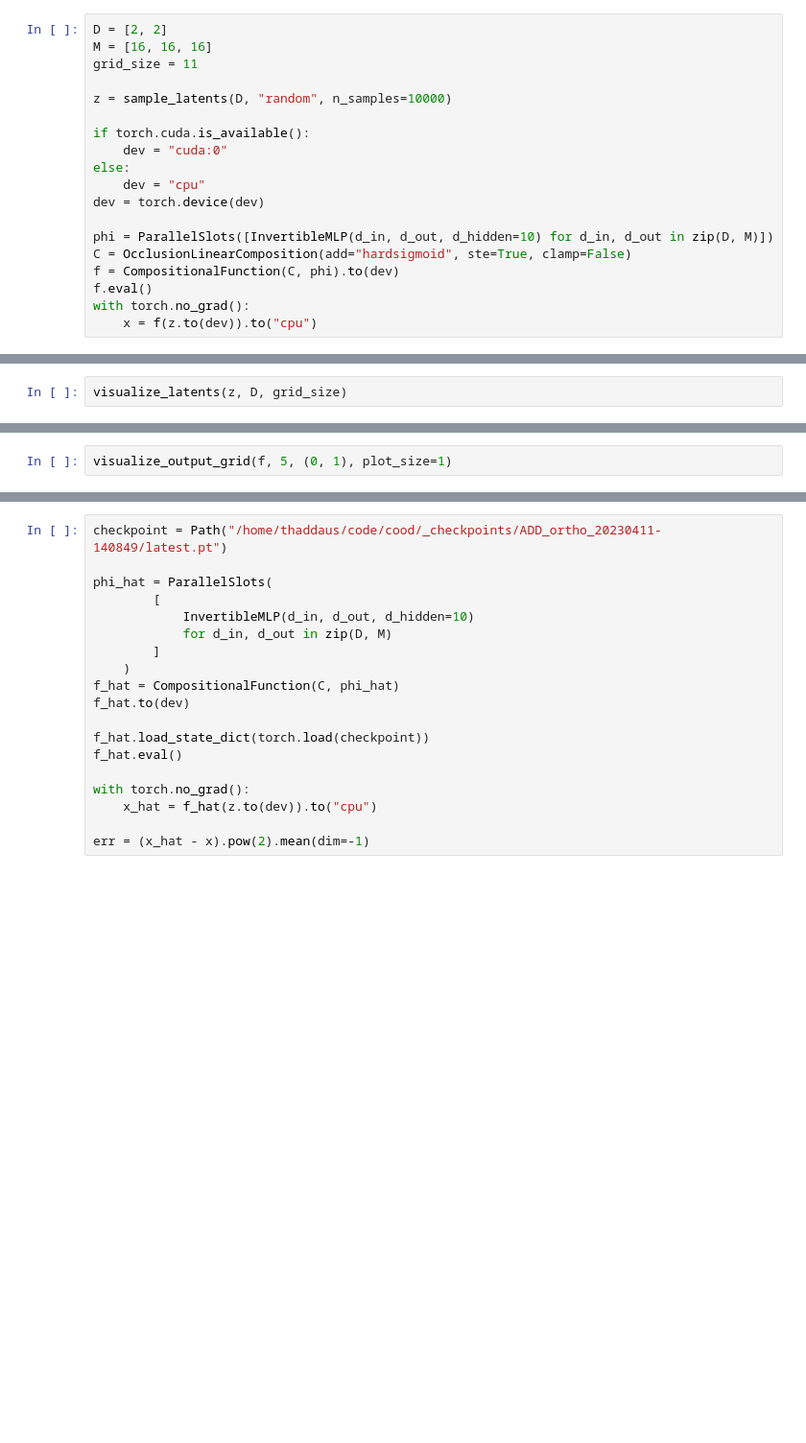
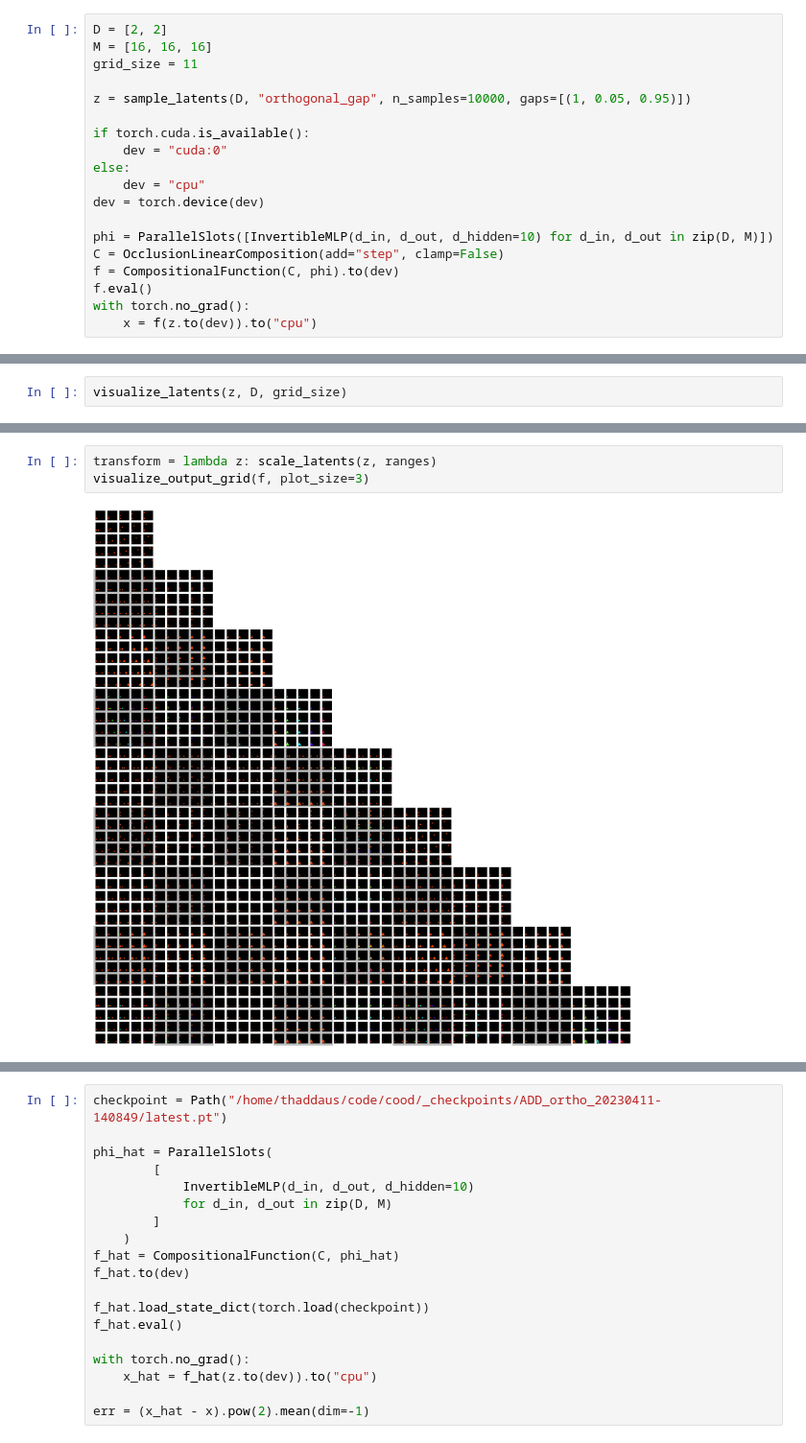
Before and after one commit to brendel-group/compositional-ood-generalization, a Jupyter notebook: notebooks/test.ipynb, the cells around one changed output, grey strips where cells are left out. Shown: that part at 96% size. Saved outputs shown, nothing was run; the diff lists cells and outputs as text; blank space fills up the shorter version.

```diff
--- a/notebooks/test.ipynb
+++ b/notebooks/test.ipynb
@@ -17,7 +17,7 @@ D = [2, 2]
 M = [16, 16, 16]
 grid_size = 11
 
-z = sample_latents(D, "random", n_samples=10000)
+z = sample_latents(D, "orthogonal_gap", n_samples=10000, gaps=[(1, 0.05, 0.95)])
 
 if torch.cuda.is_available():
     dev = "cuda:0"
@@ -26,7 +26,7 @@ else:
 dev = torch.device(dev)
 
 phi = ParallelSlots([InvertibleMLP(d_in, d_out, d_hidden=10) for d_in, d_out in zip(D, M)])
-C = OcclusionLinearComposition(add="hardsigmoid", ste=True, clamp=False)
+C = OcclusionLinearComposition(add="step", clamp=False)
 f = CompositionalFunction(C, phi).to(dev)
 f.eval()
 with torch.no_grad():
@@ -40,2 +88,5 @@ visualize_slots_and_output(*f.to("cpu")(z[:10], return_slot_outputs=True))
-# %%
-visualize_output_grid(f, 5, (0, 1), plot_size=1)
+# %%
+transform = lambda z: scale_latents(z, ranges)
+visualize_output_grid(f, plot_size=3)
+# %% [output]
+[figure, added]
```
Also changed, not shown: parts of 5 cells of this notebook, 3 other files.
